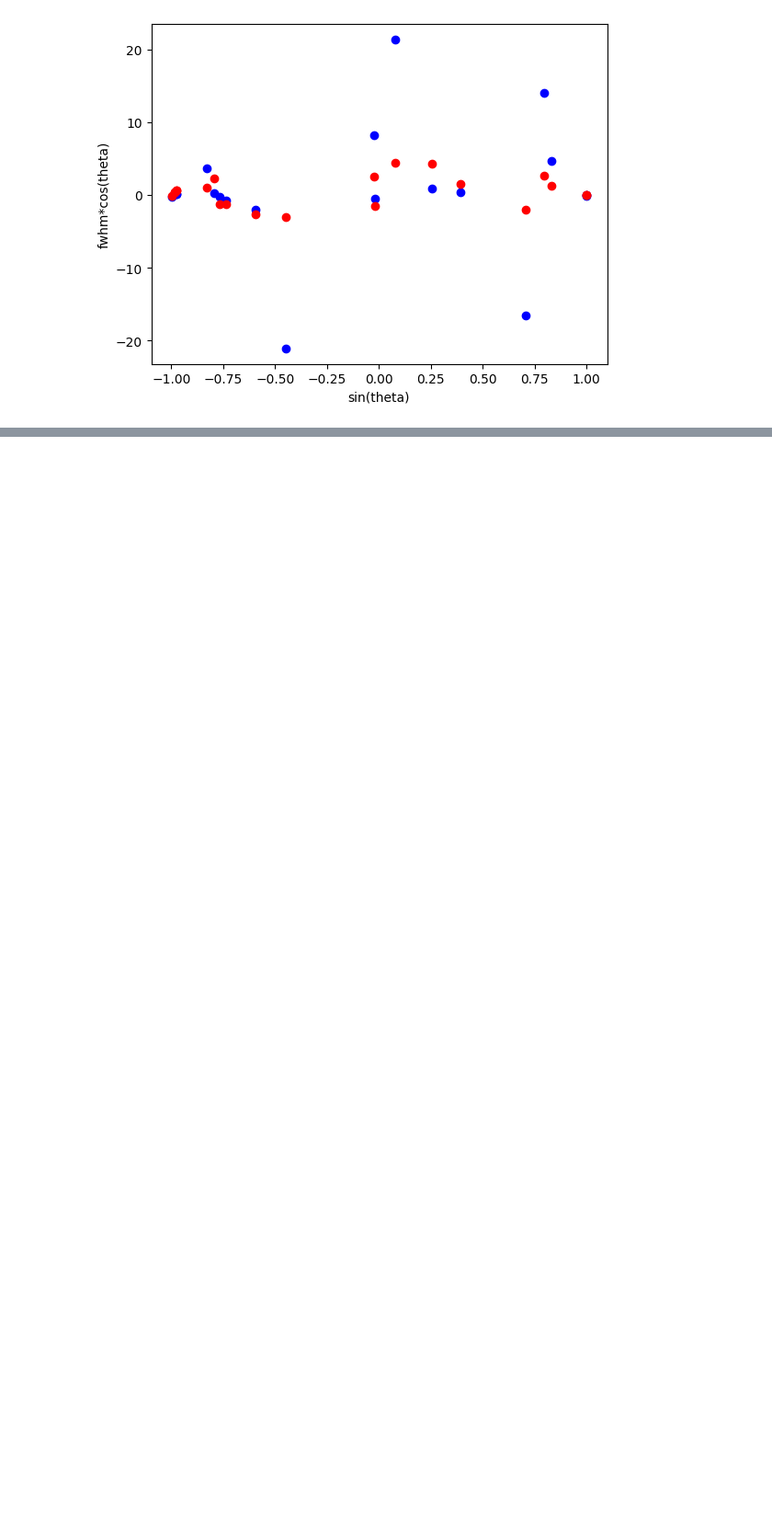
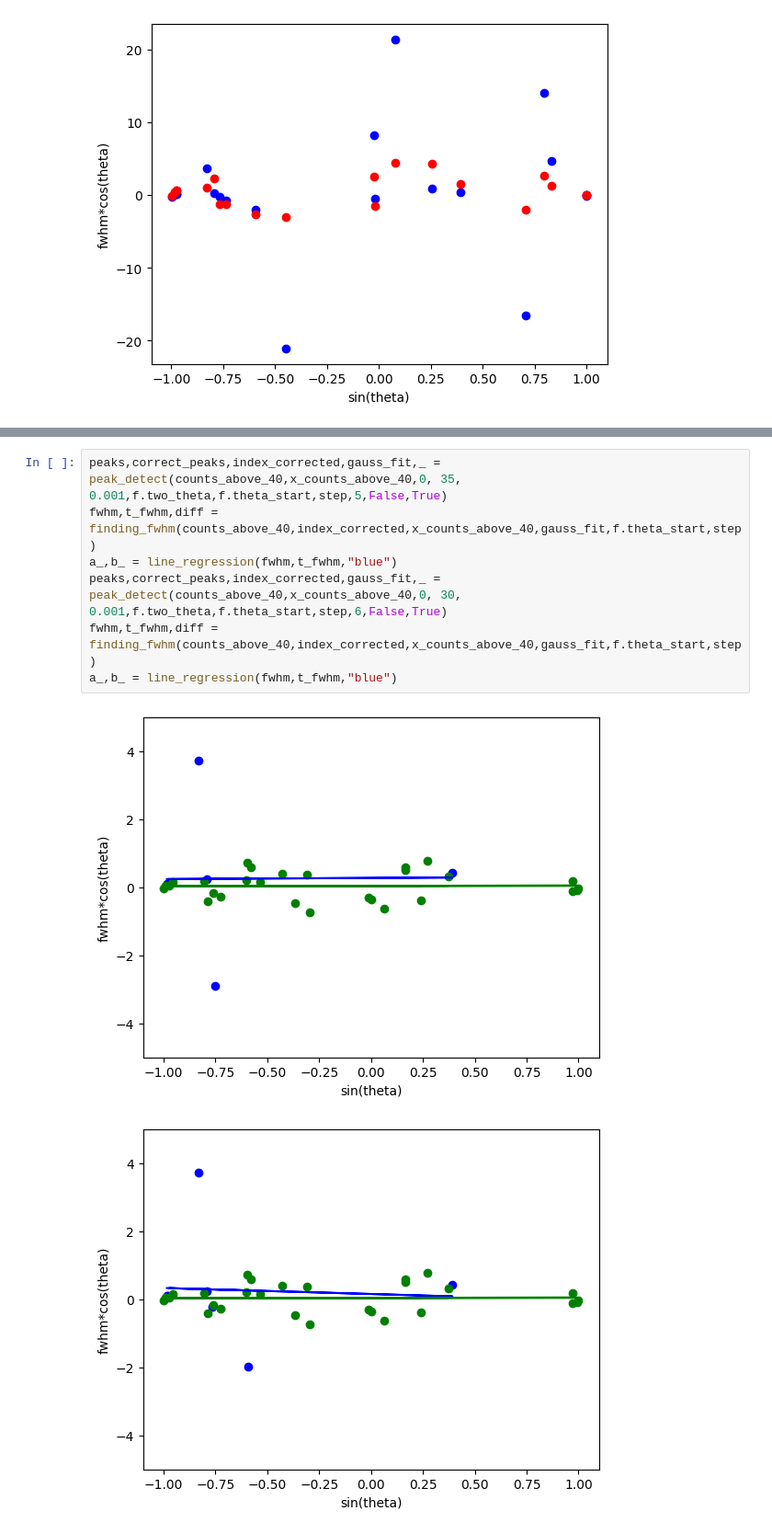
Before and after one commit to natkurdz/XRD-AI, a Jupyter notebook: testing_sample.ipynb, the cells around one changed output, grey strips where cells are left out. Shown at 92% size. Drawn from its saved outputs; the diff is of its cells as text; blank space fills up the shorter version.

```diff
--- a/testing_sample.ipynb
+++ b/testing_sample.ipynb
@@ -854,0 +845,10 @@ AttributeError: 'Data_file' object has no attribute 'without_aparature_without_a
+# %%
+peaks,correct_peaks,index_corrected,gauss_fit,_ = peak_detect(counts_above_40,x_counts_above_40,0, 35, 0.001,f.two_theta,f.theta_start,step,5,False,True)
+fwhm,t_fwhm,diff = finding_fwhm(counts_above_40,index_corrected,x_counts_above_40,gauss_fit,f.theta_start,step)
+a_,b_ = line_regression(fwhm,t_fwhm,"blue")
+peaks,correct_peaks,index_corrected,gauss_fit,_ = peak_detect(counts_above_40,x_counts_above_40,0, 30, 0.001,f.two_theta,f.theta_start,step,6,False,True)
+fwhm,t_fwhm,diff = finding_fwhm(counts_above_40,index_corrected,x_counts_above_40,gauss_fit,f.theta_start,step)
+a_,b_ = line_regression(fwhm,t_fwhm,"blue")
+# %% [output]
+[figure, added]
+[figure, added]
```
Also changed, not shown: parts of 10 cells of this notebook.
